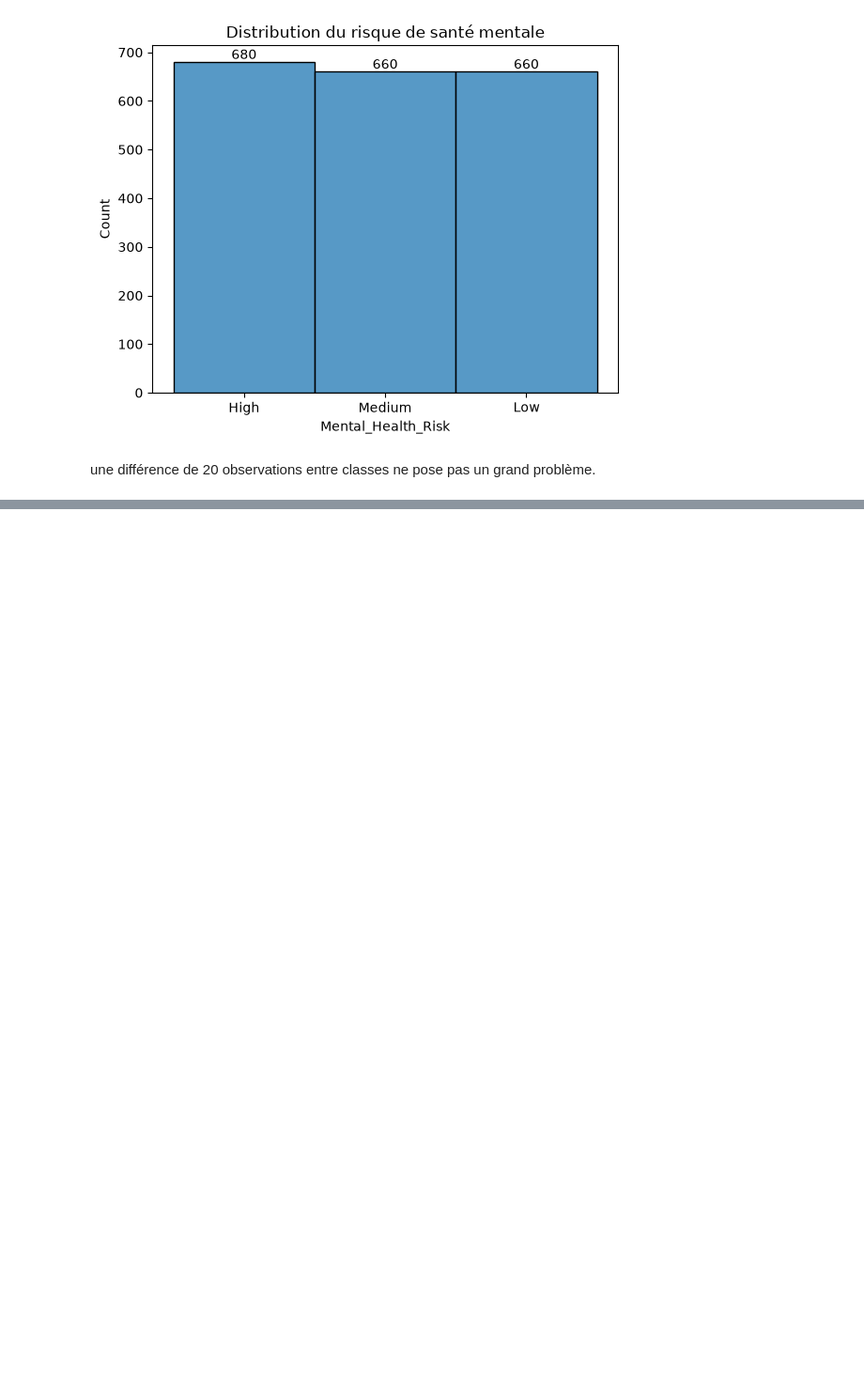
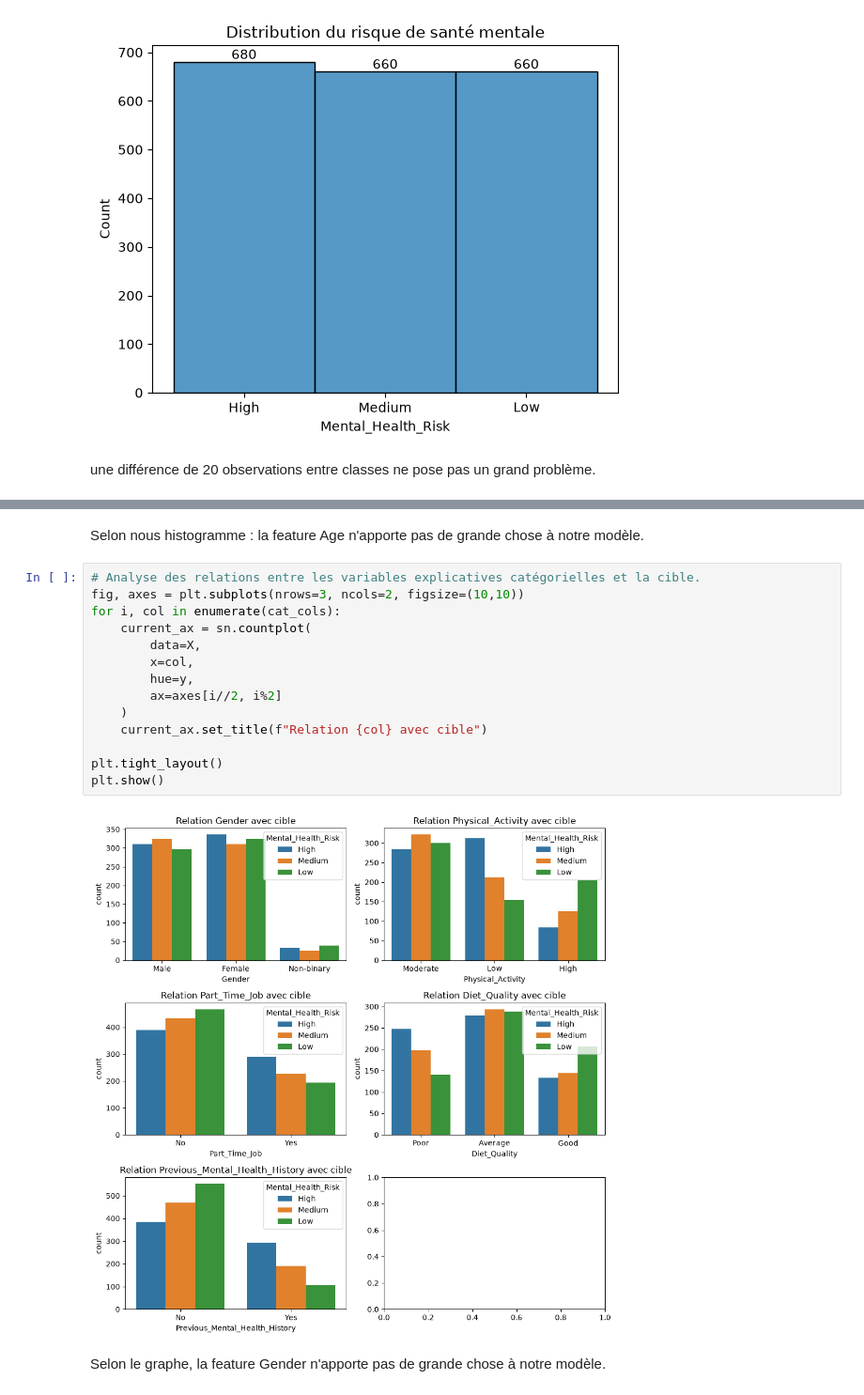
Before and after one commit to kuroi-hime/Pr-diction-du-risque-de-sant-mentale-chez-les-tudiants, a Jupyter notebook: notebooks/01_Data_loading_&_EDA.ipynb, the cells around one changed output, grey strips where cells are left out. Shown at 94% size. Cells and saved outputs as stored; diff of their text form; blank space fills up the shorter version.

```diff
--- a/notebooks/01_Data_loading_&_EDA.ipynb
+++ b/notebooks/01_Data_loading_&_EDA.ipynb
@@ -666,0 +684,20 @@ une différence de 20 observations entre classes ne pose pas un grand problème.
+# %% [markdown]
+Selon nous histogramme : la feature Age n'apporte pas de grande chose à notre modèle.
+# %%
+# Analyse des relations entre les variables explicatives catégorielles et la cible.
+fig, axes = plt.subplots(nrows=3, ncols=2, figsize=(10,10))
+for i, col in enumerate(cat_cols):
+    current_ax = sn.countplot(
+        data=X,
+        x=col,
+        hue=y,
+        ax=axes[i//2, i%2]
+    )
+    current_ax.set_title(f"Relation {col} avec cible")
+
+plt.tight_layout()
+plt.show()
+# %% [output]
+[figure, added]
+# %% [markdown]
+Selon le graphe, la feature Gender n'apporte pas de grande chose à notre modèle.
```
Also changed, not shown: parts of 2 cells of this notebook.
